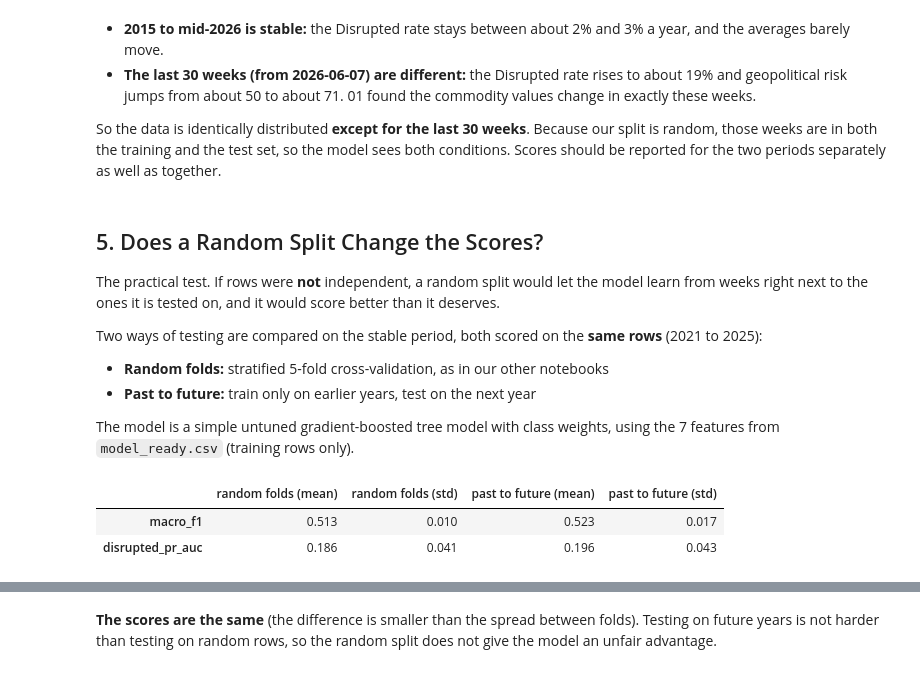
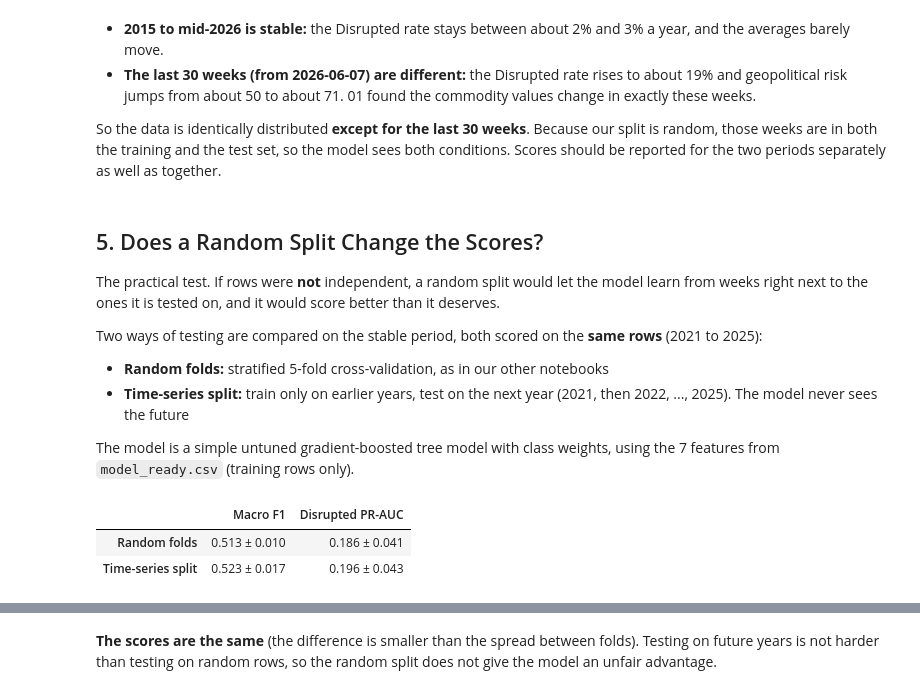
Before and after one commit to Break-Through-Tech/Accenture-2A-predict-the-supply-chain-disruptions, a Jupyter notebook: notebooks/02_3_iid_validation.ipynb, the cells around one changed output, grey strips where cells are left out. Cells and saved outputs as stored; diff of their text form; code cells hidden in the pictures.

```diff
--- a/notebooks/02_3_iid_validation.ipynb
+++ b/notebooks/02_3_iid_validation.ipynb
@@ -248,42 +210,44 @@ The practical test. If rows were **not** independent, a random split would let t
 
 Two ways of testing are compared on the stable period, both scored on the **same rows** (2021 to 2025):
 - **Random folds:** stratified 5-fold cross-validation, as in our other notebooks
-- **Past to future:** train only on earlier years, test on the next year
+- **Time-series split:** train only on earlier years, test on the next year (2021, then 2022, ..., 2025). The model never sees the future
 
 The model is a simple untuned gradient-boosted tree model with class weights, using the 7 features from `model_ready.csv` (training rows only).
 # %%
 model_ready_df = pd.read_csv("../data/preprocessed/model_ready.csv")
 model_ready_df["date"] = pd.to_datetime(model_ready_df["date"], format="%m/%d/%Y")
 
 train_df = model_ready_df[(model_ready_df["split"] == "train") & (model_ready_df["date"] < shift_start)].reset_index(drop=True)
 feature_columns = [c for c in train_df.columns if c not in ["date", "route_id", "split", "route_status"]]
 y = train_df["route_status"].map({"Normal": 0, "Delayed": 1, "Disrupted": 2}).to_numpy()
 year = train_df["date"].dt.year.to_numpy()
 rows = np.arange(len(train_df))
 test_years = [2021, 2022, 2023, 2024, 2025]
 
 def fit_and_score(train_rows, test_rows):
     """Train on train_rows, return macro-F1 and Disrupted PR-AUC on test_rows."""
     model = HistGradientBoostingClassifier(class_weight="balanced", learning_rate=0.05, max_iter=300, random_state=42)
     model.fit(train_df.iloc[train_rows][feature_columns], y[train_rows])
     probabilities = model.predict_proba(train_df.iloc[test_rows][feature_columns])
     return {"macro_f1": f1_score(y[test_rows], probabilities.argmax(axis=1), average="macro"),
             "disrupted_pr_auc": average_precision_score(y[test_rows] == 2, probabilities[:, 2])}
 
 # Random folds: score only the held-out rows from 2021 to 2025
 random_scores = pd.DataFrame([
     fit_and_score(train_rows, test_rows[np.isin(year[test_rows], test_years)])
     for train_rows, test_rows in StratifiedKFold(n_splits=5, shuffle=True, random_state=42).split(train_df, y)
 ])
 
-# Past to future: train on all earlier years, test on one year
+# Time-series split: train on all earlier years, test on one year
 time_scores = pd.DataFrame([fit_and_score(rows[year < test_year], rows[year == test_year]) for test_year in test_years])
 
-pd.DataFrame({
-    "random folds (mean)": random_scores.mean(), "random folds (std)": random_scores.std(),
-    "past to future (mean)": time_scores.mean(), "past to future (std)": time_scores.std(),
-}).round(3)
+# One row per method, each score shown as mean ± std over the 5 test sets
+def mean_and_std(scores):
+    return {metric: f"{scores[metric].mean():.3f} ± {scores[metric].std():.3f}" for metric in scores.columns}
+
+pd.DataFrame({"Random folds": mean_and_std(random_scores), "Time-series split": mean_and_std(time_scores)}).T.rename(
+    columns={"macro_f1": "Macro F1", "disrupted_pr_auc": "Disrupted PR-AUC"})
 # %% [output]
-|  | random folds (mean) | random folds (std) | past to future (mean) | past to future (std) |
-| macro_f1 | 0.513 | 0.010 | 0.523 | 0.017 |
-| disrupted_pr_auc | 0.186 | 0.041 | 0.196 | 0.043 |
+|  | Macro F1 | Disrupted PR-AUC |
+| Random folds | 0.513 ± 0.010 | 0.186 ± 0.041 |
+| Time-series split | 0.523 ± 0.017 | 0.196 ± 0.043 |
```
Also changed, not shown: parts of 12 cells of this notebook.
